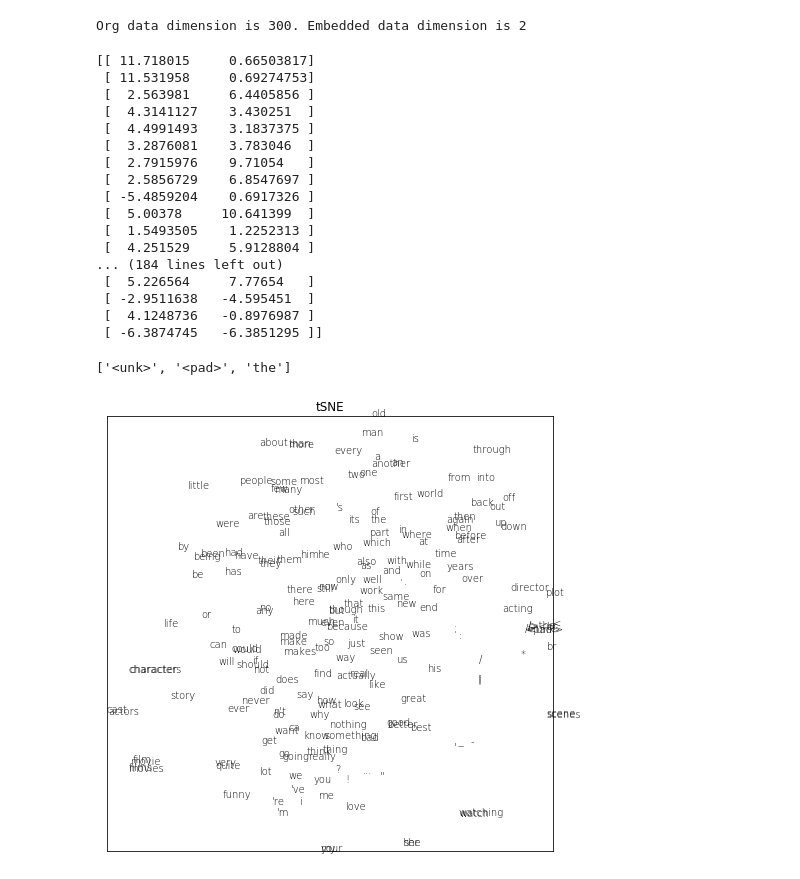
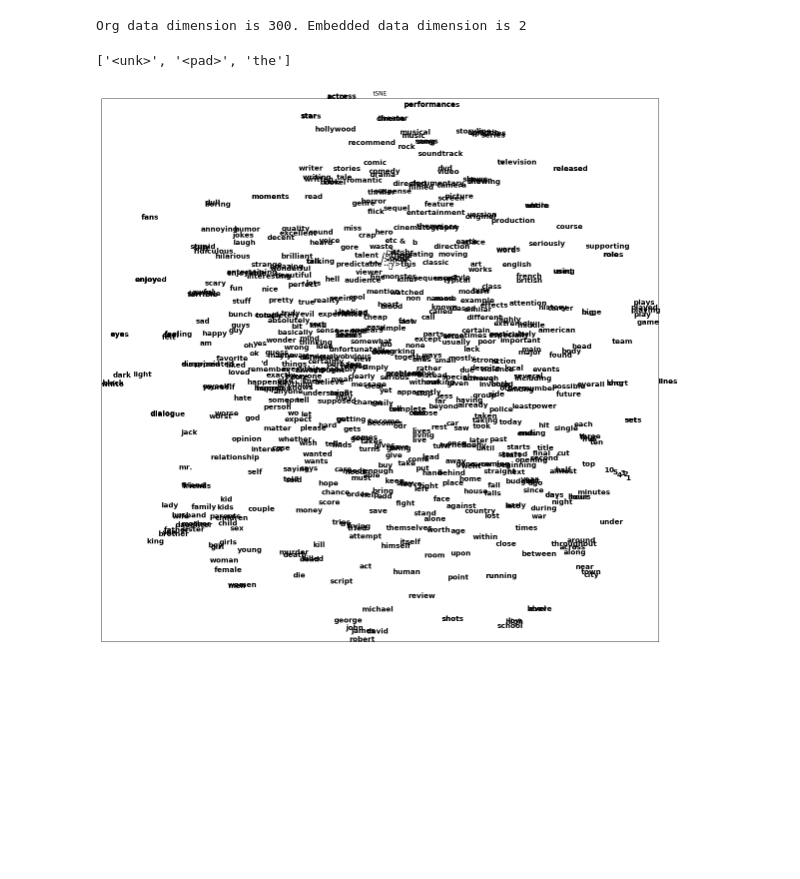
Before and after one commit to a8252525/deeplearning, a Jupyter notebook: Week9/pytorch/IMDBdatapretriain_pytorch.ipynb, the cells around one changed output. Saved outputs shown, nothing was run; the diff lists cells and outputs as text; code cells hidden in the pictures; blank space fills up the shorter version.

Commit message:
choose better range and make word blacker and larger

```diff
--- a/Week9/pytorch/IMDBdatapretriain_pytorch.ipynb
+++ b/Week9/pytorch/IMDBdatapretriain_pytorch.ipynb
@@ -121,28 +121,8 @@ def PCA_svd(X, k, center=True):
 PCA_svd(embed)
 """
 from sklearn.manifold import TSNE
-x_tsne = TSNE(init = 'pca', n_components = 2, random_state=23).fit_transform(embed.weight[:200].detach().squeeze(-1))
+x_tsne = TSNE(init = 'pca', n_components = 2, random_state=23).fit_transform(embed.weight[200:800].detach().squeeze(-1))
 # %%
 print("Org data dimension is {}. Embedded data dimension is {}".format(embed.weight.shape[-1], x_tsne.shape[-1]))
 # %% [output]
 Org data dimension is 300. Embedded data dimension is 2
-# %%
-print(x_tsne)
-# %% [output]
-[[ 11.718015     0.66503817]
- [ 11.531958     0.69274753]
- [  2.563981     6.4405856 ]
- [  4.3141127    3.430251  ]
- [  4.4991493    3.1837375 ]
- [  3.2876081    3.783046  ]
- [  2.7915976    9.71054   ]
- [  2.5856729    6.8547697 ]
- [ -5.4859204    0.6917326 ]
- [  5.00378     10.641399  ]
- [  1.5493505    1.2252313 ]
- [  4.251529     5.9128804 ]
-... (184 lines left out)
- [  5.226564     7.77654   ]
- [ -2.9511638   -4.595451  ]
- [  4.1248736   -0.8976987 ]
- [ -6.3874745   -6.3851295 ]]
@@ -151,9 +133,9 @@ def plt_with_scatter(data,label,title):
     x_min, x_max = np.min(data, 0), np.max(data, 0)
     data = (data - x_min) / (x_max - x_min)
     #歸一化
-    fig = plt.figure(figsize=(8, 8))
+    fig = plt.figure(figsize=(20, 20))
     for i in range(len(data)):
-        plt.text(data[i,0],data[i,1],str(label[i]), fontdict = {'weight':'light', 'size':'medium'})
+        plt.text(data[i,0],data[i,1],str(label[i]), fontdict = {'weight':'black', 'size':'x-large'})
     plt.xticks([])
     plt.yticks([])
     plt.title(title)
@@ -165,7 +147,7 @@ print(vocab.itos[:3])
 ['<unk>', '<pad>', 'the']
 # %%
 import matplotlib.pyplot as plt
-fig = plt_with_scatter(x_tsne,vocab.itos[:200], 'tSNE')
+fig = plt_with_scatter(x_tsne,vocab.itos[200:800], 'tSNE')
 plt.show(fig)
 # %% [output]
-[figure, old version]
+[figure, new version]
```
Also changed, not shown: parts of 1 cell of this notebook.
